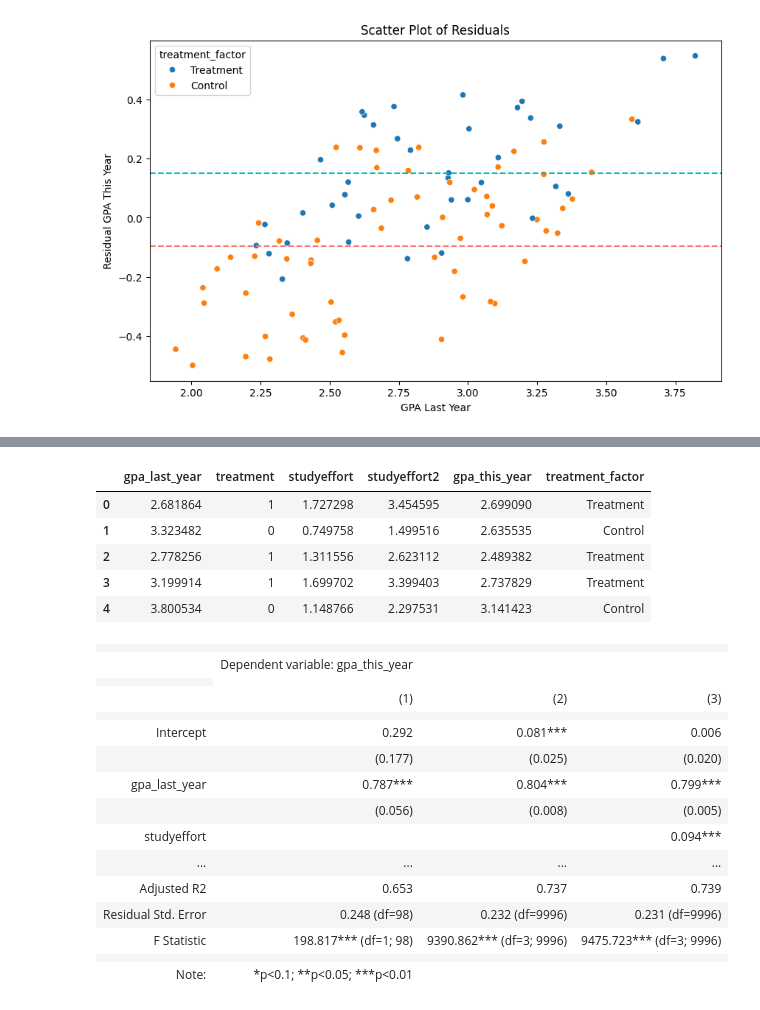
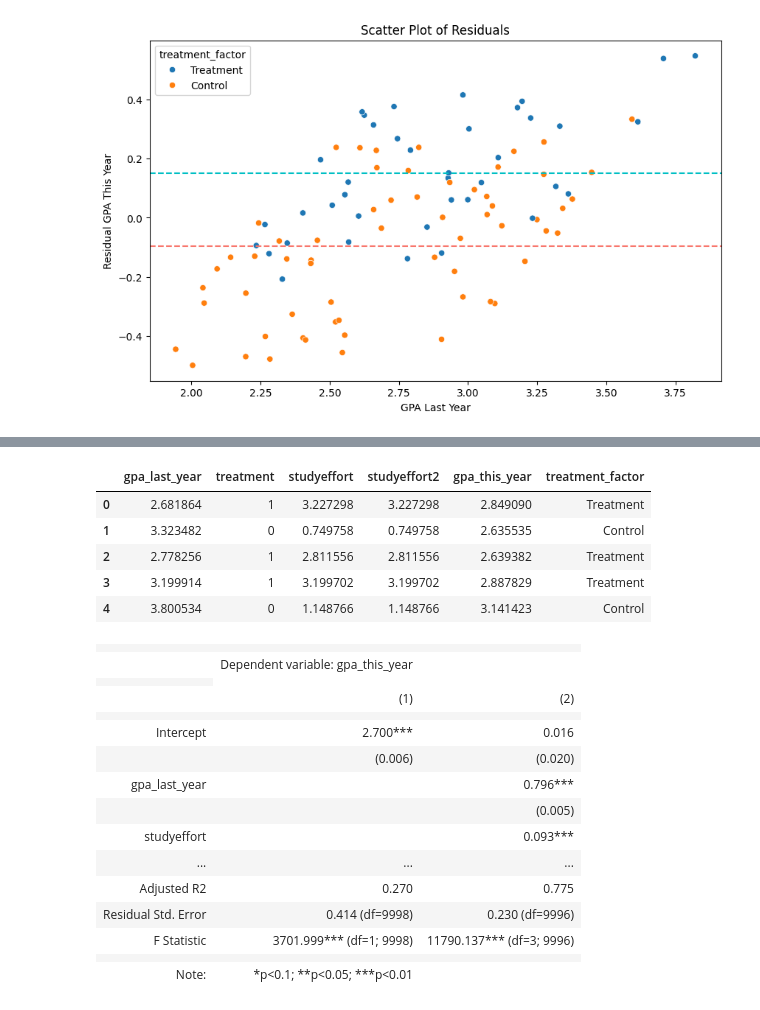
Before and after one commit to BA830/course_materials, a Jupyter notebook: python_guide/regression.ipynb, the cells around one changed output, grey strips where cells are left out. Drawn from its saved outputs; the diff is of its cells as text; code cells hidden in the pictures.

```diff
--- a/python_guide/regression.ipynb
+++ b/python_guide/regression.ipynb
@@ -159,8 +159,8 @@ data = pd.DataFrame({
     'gpa_last_year': np.random.uniform(2.5, 4, 10000),
     'treatment': np.random.binomial(n=1, p=0.5, size=10000)
 })
-data['studyeffort'] = 1 + 0.5*data['treatment'] + np.random.uniform(-0.4, 0.4, data.shape[0])
-data['studyeffort2'] = 2*data['studyeffort']
+data['studyeffort'] = 1 + 2*data['treatment'] + np.random.uniform(-0.4, 0.4, data.shape[0])
+data['studyeffort2'] = data['studyeffort']
 
 data['gpa_this_year'] = 0.8*data['gpa_last_year'] + .1*data['studyeffort'] + 0.3*data['treatment'] + np.random.uniform(-0.4, 0.4, data.shape[0])
 data['gpa_this_year'] = data['gpa_this_year'].clip(upper=4)
@@ -168,29 +168,29 @@ data['treatment_factor'] = np.where(data['treatment'] == 1, 'Treatment', 'Contro
 data.head()
 # %% [output]
 |  | gpa_last_year | treatment | studyeffort | studyeffort2 | gpa_this_year | treatment_factor |
-| 0 | 2.681864 | 1 | 1.727298 | 3.454595 | 2.699090 | Treatment |
-| 1 | 3.323482 | 0 | 0.749758 | 1.499516 | 2.635535 | Control |
-| 2 | 2.778256 | 1 | 1.311556 | 2.623112 | 2.489382 | Treatment |
-| 3 | 3.199914 | 1 | 1.699702 | 3.399403 | 2.737829 | Treatment |
-| 4 | 3.800534 | 0 | 1.148766 | 2.297531 | 3.141423 | Control |
+| 0 | 2.681864 | 1 | 3.227298 | 3.227298 | 2.849090 | Treatment |
+| 1 | 3.323482 | 0 | 0.749758 | 0.749758 | 2.635535 | Control |
+| 2 | 2.778256 | 1 | 2.811556 | 2.811556 | 2.639382 | Treatment |
+| 3 | 3.199914 | 1 | 3.199702 | 3.199702 | 2.887829 | Treatment |
+| 4 | 3.800534 | 0 | 1.148766 | 1.148766 | 3.141423 | Control |
 # %%
-reg_covariate = smf.ols('gpa_this_year ~ treatment*gpa_last_year', data=data).fit(cov_type='HC1')
+reg_covariate = smf.ols('gpa_this_year ~ treatment', data=data).fit(cov_type='HC1')
 reg_covariate_endog = smf.ols('gpa_this_year ~ studyeffort + treatment + gpa_last_year', data=data).fit(cov_type='HC1')
-Stargazer([reg_lastgpa, reg_covariate, reg_covariate_endog])
+Stargazer([reg_covariate, reg_covariate_endog])
 # %% [output]
-|  |  |  |  |
-|  | Dependent variable: gpa_this_year |  |  |
+|  |  |  |
+|  | Dependent variable: gpa_this_year |  |
 |  |
-|  | (1) | (2) | (3) |
-|  |  |  |  |
-| Intercept | 0.292 | 0.081*** | 0.006 |
-|  | (0.177) | (0.025) | (0.020) |
-| gpa_last_year | 0.787*** | 0.804*** | 0.799*** |
-|  | (0.056) | (0.008) | (0.005) |
-| studyeffort |  |  | 0.094*** |
-| ... | ... | ... | ... |
-| Adjusted R2 | 0.653 | 0.737 | 0.739 |
-| Residual Std. Error | 0.248 (df=98) | 0.232 (df=9996) | 0.231 (df=9996) |
-| F Statistic | 198.817*** (df=1; 98) | 9390.862*** (df=3; 9996) | 9475.723*** (df=3; 9996) |
-|  |  |  |  |
-| Note: | *p<0.1; **p<0.05; ***p<0.01 |  |  |
+|  | (1) | (2) |
+|  |  |  |
+| Intercept | 2.700*** | 0.016 |
+|  | (0.006) | (0.020) |
+| gpa_last_year |  | 0.796*** |
+|  |  | (0.005) |
+| studyeffort |  | 0.093*** |
+| ... | ... | ... |
+| Adjusted R2 | 0.270 | 0.775 |
+| Residual Std. Error | 0.414 (df=9998) | 0.230 (df=9996) |
+| F Statistic | 3701.999*** (df=1; 9998) | 11790.137*** (df=3; 9996) |
+|  |  |  |
+| Note: | *p<0.1; **p<0.05; ***p<0.01 |  |
```
Also changed, not shown: parts of 2 cells of this notebook, 4 other files.
